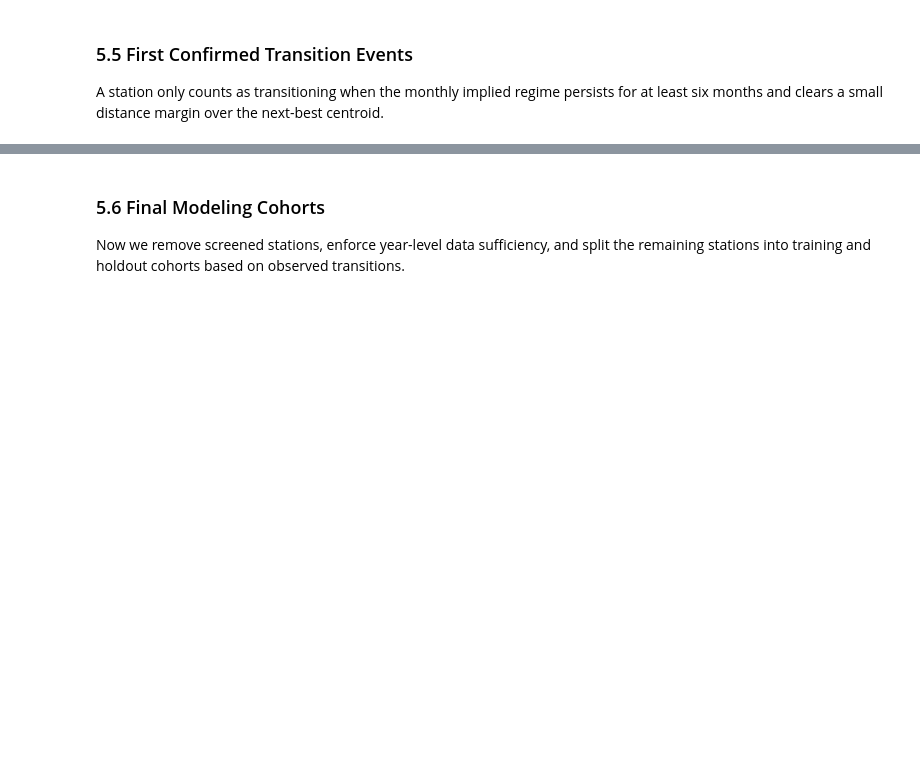
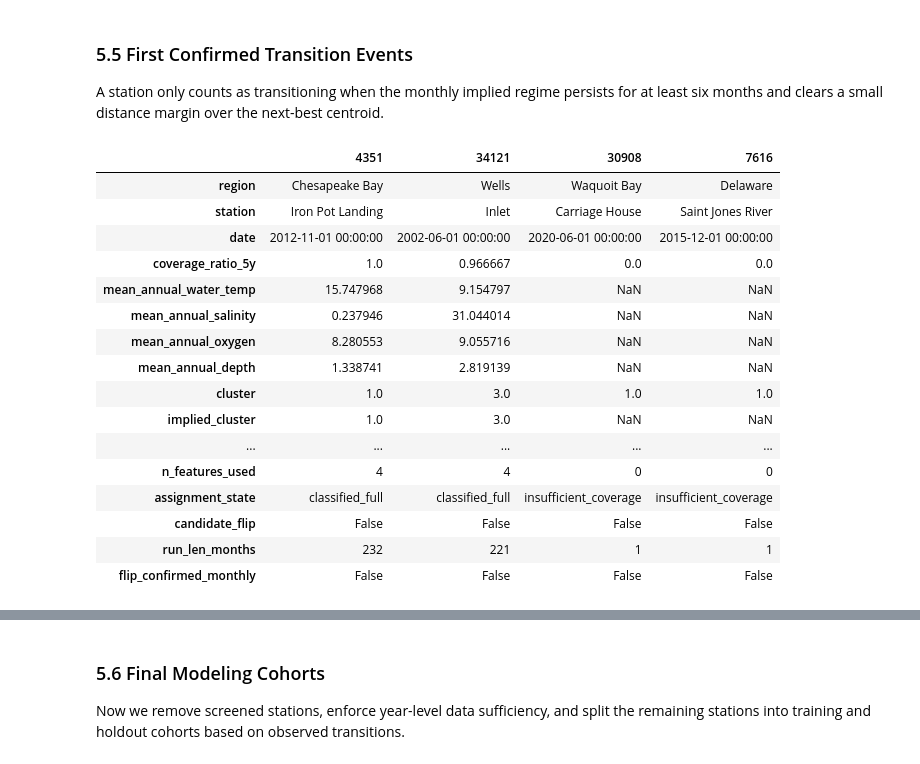
Before and after one commit to jeturcotte/estuaries, a Jupyter notebook: code/t4d.full.project.lite.ipynb, the cells around one changed output, grey strips where cells are left out. Drawn from its saved outputs; the diff is of its cells as text; code cells hidden in the pictures; blank space fills up the shorter version.

```diff
--- a/code/t4d.full.project.lite.ipynb
+++ b/code/t4d.full.project.lite.ipynb
@@ -1161,7 +1303,7 @@ This effort removes stations that were already excluded upstream or never build
 # lets also identify stations with very short records,
 # which are unlikely to be useful for a baseline,
 # even if they don't have clear seasonal breaks
-pointless_station_min_record_span_years = 15.0
+pointless_station_min_record_span_years = 12.0
 pointless_core_cols = [ col for col in [ "water_temp", "salinity", "oxygen", "ph", "depth" ] if col in water.columns ]
 
 # grab these from the original data
@@ -1199,4 +1341,12 @@ pointless_station_history[ "record_span_days" ] = (
 ).dt.days.fillna( 0 )
 pointless_station_history[ "record_span_years" ] = ( pointless_station_history[ "record_span_days" ] / 365.25 ).round( 4 )
 
+# dont want any NaN
+for col in [
+    "n_raw_rows", "n_raw_dates", "n_raw_years",
+    "n_core_rows", "n_core_dates", "n_core_years",
+    "record_span_days"
+]:
+    pointless_station_history[ col ] = pointless_station_history[ col ].fillna( 0 ).astype( int )
+
 #pointless_station_history.sample( 6 ).T
@@ -1268,0 +1406,3 @@ We classify on monthly 5-year rolling summaries instead of raw daily rows. That
+# %%
+# metrics to track (repeated)
+fiveyear_water_metrics = [ "water_temp", "salinity", "oxygen", "ph", "depth" ]
@@ -1311,0 +1445,22 @@ fiveyear_water = fiveyear_water.merge( monthly_water[ monthly_roll_cols ], on =
+# %%
+roll_metrics = [
+    "water_temp_roll5y",
+    "salinity_roll5y",
+    "oxygen_roll5y",
+    "depth_roll5y"
+]
+
+# now we can build the phase 5 monthly table,
+# which is the main input for the clustering and regime analysis
+p5_monthly = monthly_water[ [ "region", "station", "month", "coverage_ratio_5y" ] + roll_metrics ].copy( )
+p5_monthly = p5_monthly.rename(
+    columns = {
+        "month": "date",
+        "water_temp_roll5y": "mean_annual_water_temp",
+        "salinity_roll5y": "mean_annual_salinity",
+        "oxygen_roll5y": "mean_annual_oxygen",
+        "depth_roll5y": "mean_annual_depth",
+    }
+)
+
+#p5_monthly.describe( ).T
@@ -1489,4 +1652,24 @@ p5_monthly[ "flip_confirmed_monthly" ] = (
     & ( p5_monthly[ "run_len_months" ] >= 6 )
     & ( p5_monthly[ "margin" ] > 0.10 )
 )
+# %%
+p5_monthly.sample(4).T
+# %% [output]
+|  | 4351 | 34121 | 30908 | 7616 |
+| region | Chesapeake Bay | Wells | Waquoit Bay | Delaware |
+| station | Iron Pot Landing | Inlet | Carriage House | Saint Jones River |
+| date | 2012-11-01 00:00:00 | 2002-06-01 00:00:00 | 2020-06-01 00:00:00 | 2015-12-01 00:00:00 |
+| coverage_ratio_5y | 1.0 | 0.966667 | 0.0 | 0.0 |
+| mean_annual_water_temp | 15.747968 | 9.154797 | NaN | NaN |
+| mean_annual_salinity | 0.237946 | 31.044014 | NaN | NaN |
+| mean_annual_oxygen | 8.280553 | 9.055716 | NaN | NaN |
+| mean_annual_depth | 1.338741 | 2.819139 | NaN | NaN |
+| cluster | 1.0 | 3.0 | 1.0 | 1.0 |
+| implied_cluster | 1.0 | 3.0 | NaN | NaN |
+| ... | ... | ... | ... | ... |
+| n_features_used | 4 | 4 | 0 | 0 |
+| assignment_state | classified_full | classified_full | insufficient_coverage | insufficient_coverage |
+| candidate_flip | False | False | False | False |
+| run_len_months | 232 | 221 | 1 | 1 |
+| flip_confirmed_monthly | False | False | False | False |
 # %%
```
Also changed, not shown: parts of 35 cells of this notebook.
